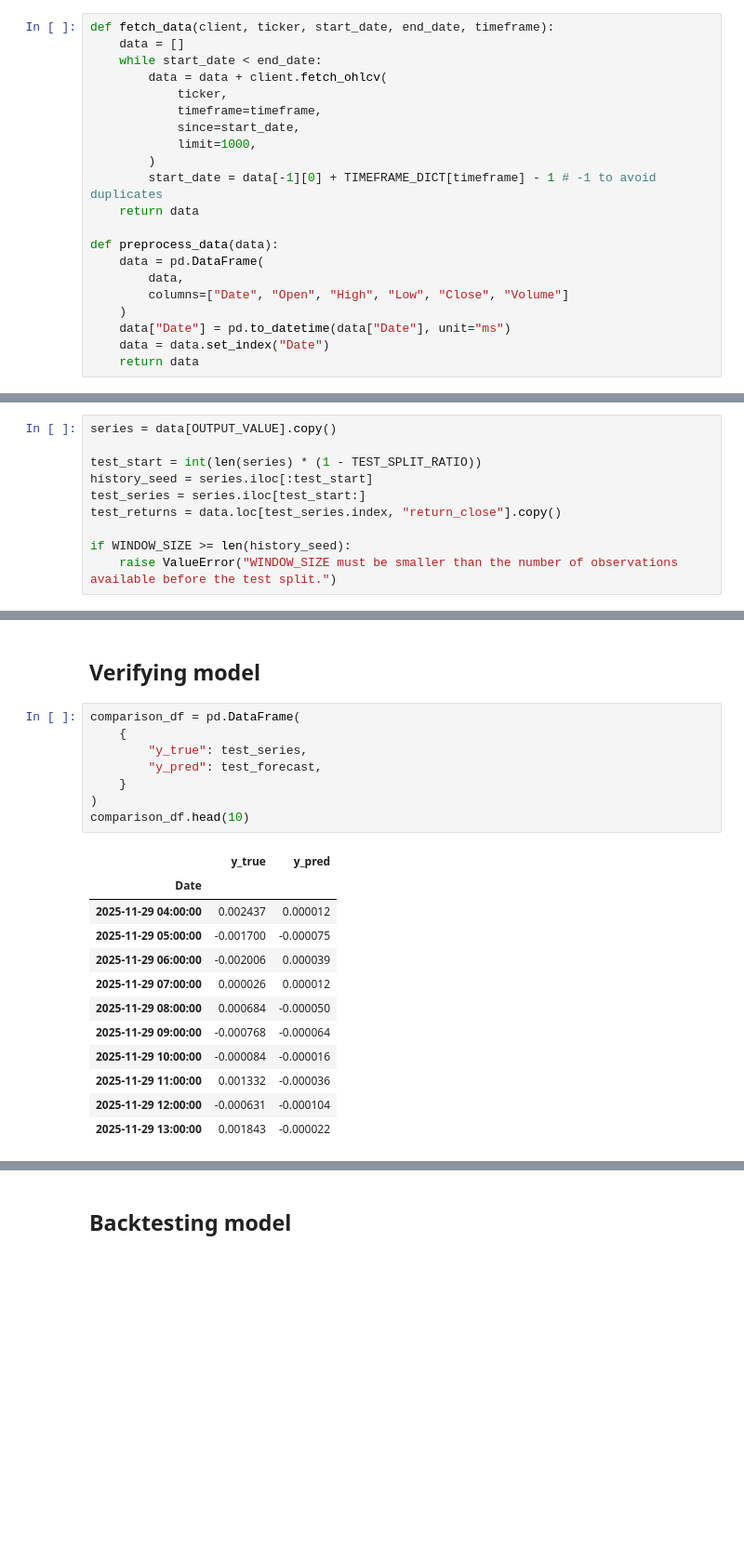
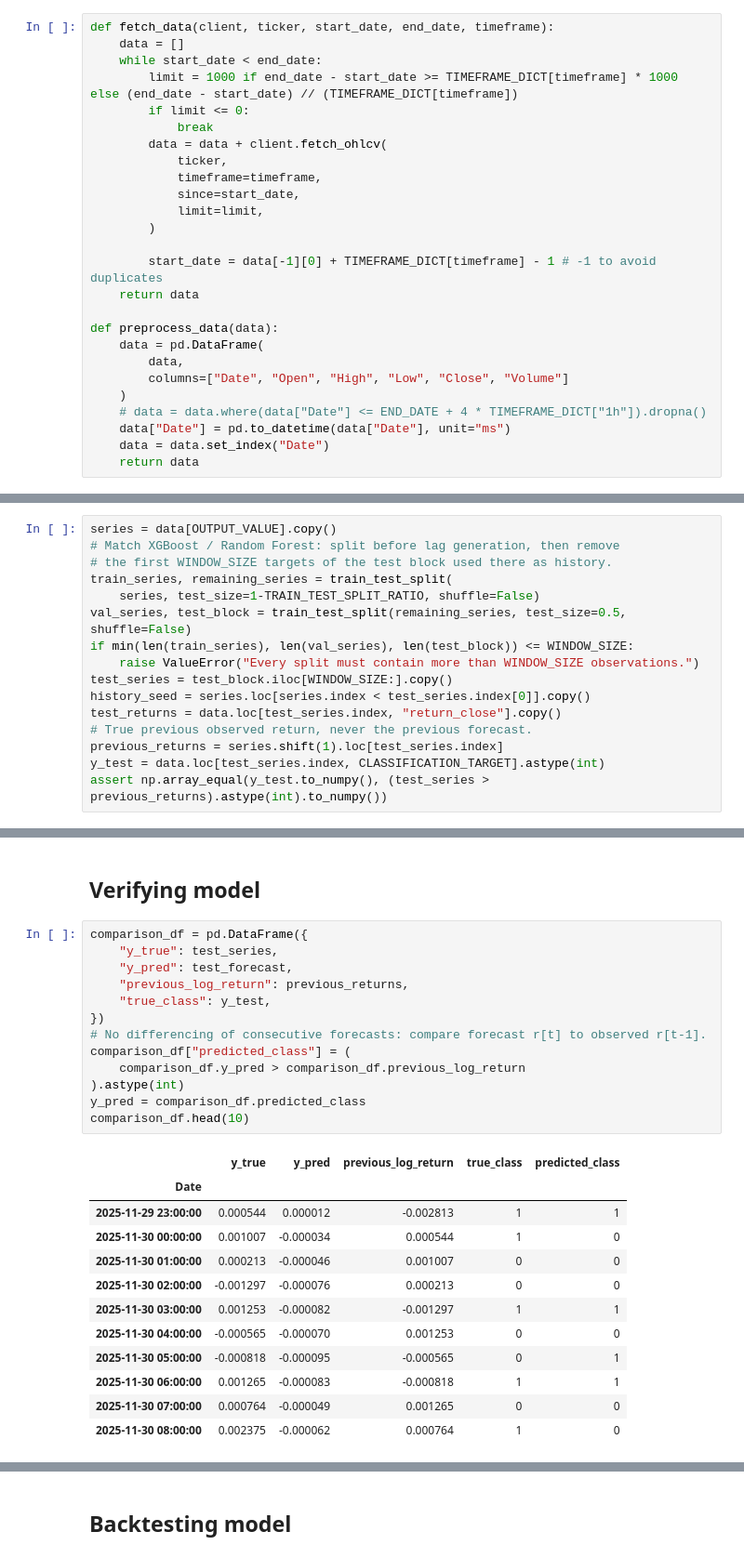
Before and after one commit to mikosovsky/master-thesis, a Jupyter notebook: notebooks/classification_return/log_ARMA_undo.ipynb, the cells around one changed output, grey strips where cells are left out. Shown at 93% size. Drawn from its saved outputs; the diff is of its cells as text; blank space fills up the shorter version.

Commit message:
feat: first version master thesis

```diff
--- a/notebooks/classification_return/log_ARMA_undo.ipynb
+++ b/notebooks/classification_return/log_ARMA_undo.ipynb
@@ -48,12 +52,16 @@ OUTPUT_VALUE = "log_return_close"
 def fetch_data(client, ticker, start_date, end_date, timeframe):
     data = []
     while start_date < end_date:
+        limit = 1000 if end_date - start_date >= TIMEFRAME_DICT[timeframe] * 1000 else (end_date - start_date) // (TIMEFRAME_DICT[timeframe])
+        if limit <= 0:
+            break
         data = data + client.fetch_ohlcv(
             ticker,
             timeframe=timeframe,
             since=start_date,
-            limit=1000,
+            limit=limit,
         )
+
         start_date = data[-1][0] + TIMEFRAME_DICT[timeframe] - 1 # -1 to avoid duplicates
     return data
 
@@ -62,6 +70,7 @@ def preprocess_data(data):
         data,
         columns=["Date", "Open", "High", "Low", "Close", "Volume"]
     )
+    # data = data.where(data["Date"] <= END_DATE + 4 * TIMEFRAME_DICT["1h"]).dropna()
     data["Date"] = pd.to_datetime(data["Date"], unit="ms")
     data = data.set_index("Date")
     return data
@@ -107,13 +118,19 @@ data.head()
 ## Splitting data
 # %%
 series = data[OUTPUT_VALUE].copy()
-
-test_start = int(len(series) * (1 - TEST_SPLIT_RATIO))
-history_seed = series.iloc[:test_start]
-test_series = series.iloc[test_start:]
+# Match XGBoost / Random Forest: split before lag generation, then remove
+# the first WINDOW_SIZE targets of the test block used there as history.
+train_series, remaining_series = train_test_split(
+    series, test_size=1-TRAIN_TEST_SPLIT_RATIO, shuffle=False)
+val_series, test_block = train_test_split(remaining_series, test_size=0.5, shuffle=False)
+if min(len(train_series), len(val_series), len(test_block)) <= WINDOW_SIZE:
+    raise ValueError("Every split must contain more than WINDOW_SIZE observations.")
+test_series = test_block.iloc[WINDOW_SIZE:].copy()
+history_seed = series.loc[series.index < test_series.index[0]].copy()
 test_returns = data.loc[test_series.index, "return_close"].copy()
-
-if WINDOW_SIZE >= len(history_seed):
-    raise ValueError("WINDOW_SIZE must be smaller than the number of observations available before the test split.")
+# True previous observed return, never the previous forecast.
+previous_returns = series.shift(1).loc[test_series.index]
+y_test = data.loc[test_series.index, CLASSIFICATION_TARGET].astype(int)
+assert np.array_equal(y_test.to_numpy(), (test_series > previous_returns).astype(int).to_numpy())
 # %%
 split_summary = pd.DataFrame(
@@ -275,24 +287,29 @@ selected_orders_df.head(10)
 # %% [markdown]
 ## Verifying model
 # %%
-comparison_df = pd.DataFrame(
-    {
-        "y_true": test_series,
-        "y_pred": test_forecast,
-    }
-)
+comparison_df = pd.DataFrame({
+    "y_true": test_series,
+    "y_pred": test_forecast,
+    "previous_log_return": previous_returns,
+    "true_class": y_test,
+})
+# No differencing of consecutive forecasts: compare forecast r[t] to observed r[t-1].
+comparison_df["predicted_class"] = (
+    comparison_df.y_pred > comparison_df.previous_log_return
+).astype(int)
+y_pred = comparison_df.predicted_class
 comparison_df.head(10)
 # %% [output]
-|  | y_true | y_pred |
-| Date |  |  |
-| 2025-11-29 04:00:00 | 0.002437 | 0.000012 |
-| 2025-11-29 05:00:00 | -0.001700 | -0.000075 |
-| 2025-11-29 06:00:00 | -0.002006 | 0.000039 |
-| 2025-11-29 07:00:00 | 0.000026 | 0.000012 |
-| 2025-11-29 08:00:00 | 0.000684 | -0.000050 |
-| 2025-11-29 09:00:00 | -0.000768 | -0.000064 |
-| 2025-11-29 10:00:00 | -0.000084 | -0.000016 |
-| 2025-11-29 11:00:00 | 0.001332 | -0.000036 |
-| 2025-11-29 12:00:00 | -0.000631 | -0.000104 |
-| 2025-11-29 13:00:00 | 0.001843 | -0.000022 |
+|  | y_true | y_pred | previous_log_return | true_class | predicted_class |
+| Date |  |  |  |  |  |
+| 2025-11-29 23:00:00 | 0.000544 | 0.000012 | -0.002813 | 1 | 1 |
+| 2025-11-30 00:00:00 | 0.001007 | -0.000034 | 0.000544 | 1 | 0 |
+| 2025-11-30 01:00:00 | 0.000213 | -0.000046 | 0.001007 | 0 | 0 |
+| 2025-11-30 02:00:00 | -0.001297 | -0.000076 | 0.000213 | 0 | 0 |
+| 2025-11-30 03:00:00 | 0.001253 | -0.000082 | -0.001297 | 1 | 1 |
+| 2025-11-30 04:00:00 | -0.000565 | -0.000070 | 0.001253 | 0 | 0 |
+| 2025-11-30 05:00:00 | -0.000818 | -0.000095 | -0.000565 | 0 | 1 |
+| 2025-11-30 06:00:00 | 0.001265 | -0.000083 | -0.000818 | 1 | 1 |
+| 2025-11-30 07:00:00 | 0.000764 | -0.000049 | 0.001265 | 0 | 0 |
+| 2025-11-30 08:00:00 | 0.002375 | -0.000062 | 0.000764 | 1 | 0 |
 # %%
```
Also changed, not shown: parts of 14 cells of this notebook, 14 other files.
